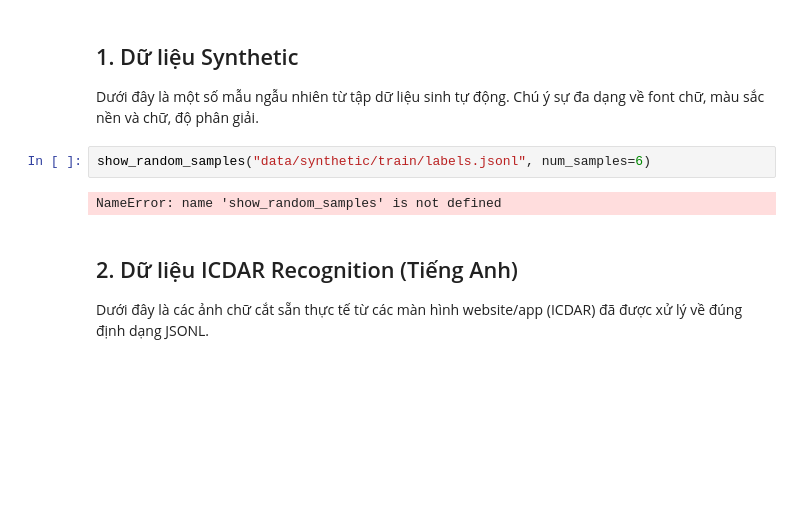
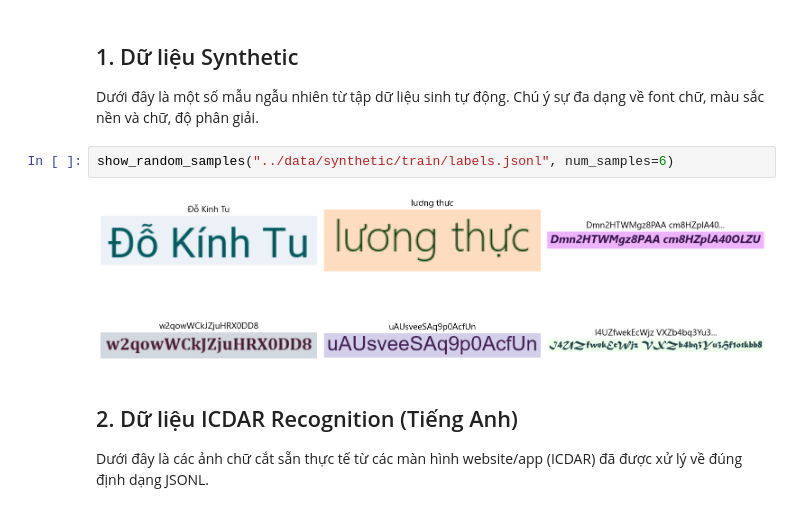
Before and after one commit to nbngoc123/screen-ocr, a Jupyter notebook: notebooks/evaluate_synthetic.ipynb, the cells around one changed output. Saved outputs shown, nothing was run; the diff lists cells and outputs as text; blank space fills up the shorter version.

```diff
--- a/notebooks/evaluate_synthetic.ipynb
+++ b/notebooks/evaluate_synthetic.ipynb
@@ -58,9 +58,9 @@ def show_random_samples(jsonl_path, num_samples=6):
 ## 1. Dữ liệu Synthetic
 Dưới đây là một số mẫu ngẫu nhiên từ tập dữ liệu sinh tự động. Chú ý sự đa dạng về font chữ, màu sắc nền và chữ, độ phân giải.
 # %%
-show_random_samples("data/synthetic/train/labels.jsonl", num_samples=6)
+show_random_samples("../data/synthetic/train/labels.jsonl", num_samples=6)
 # %% [output]
-NameError: name 'show_random_samples' is not defined
+[figure, added]
 # %% [markdown]
 ## 2. Dữ liệu ICDAR Recognition (Tiếng Anh)
 Dưới đây là các ảnh chữ cắt sẵn thực tế từ các màn hình website/app (ICDAR) đã được xử lý về đúng định dạng JSONL.
```
Also changed, not shown: parts of 1 cell of this notebook, 20 other files.
